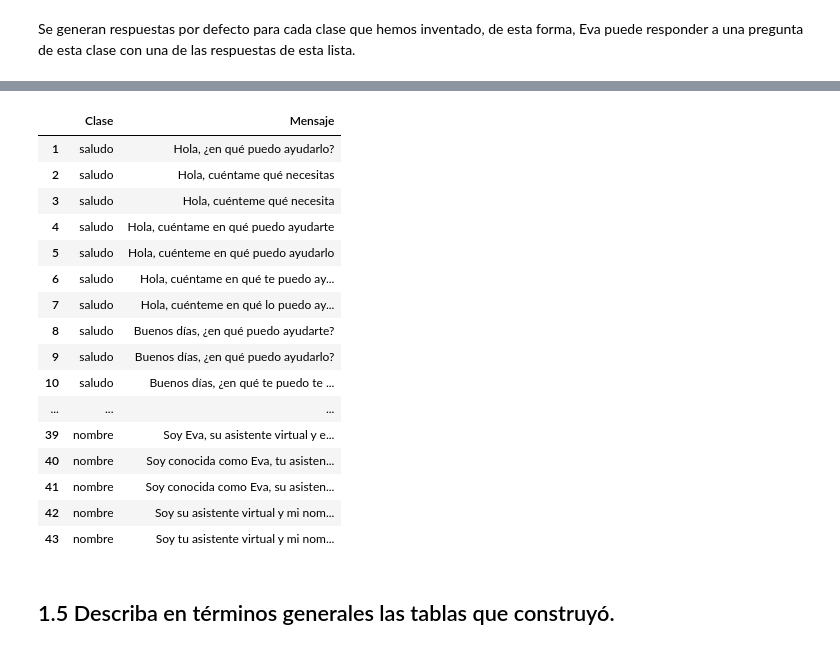
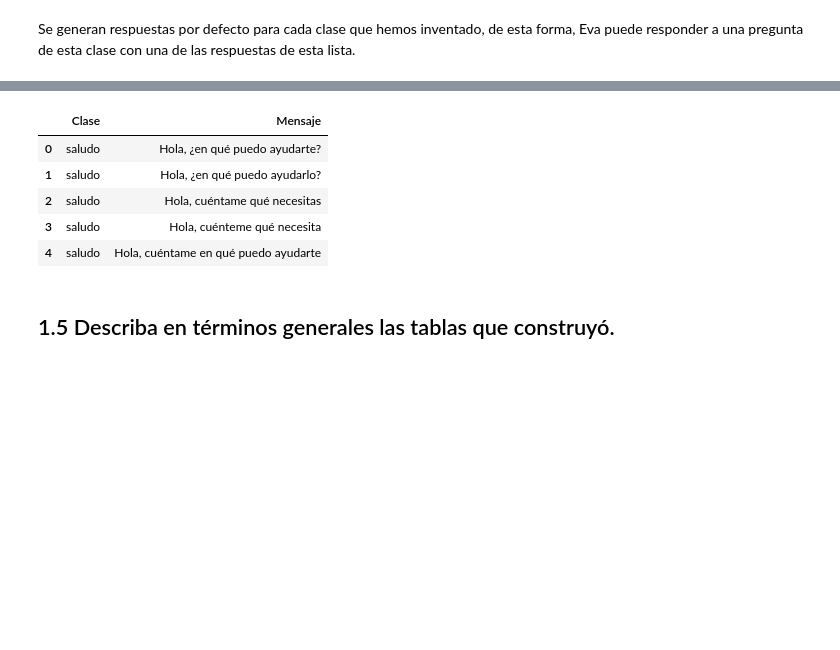
Before and after one commit to alvaro-neira/nlp-homework2, a Jupyter notebook: main.ipynb, the cells around one changed output, grey strips where cells are left out. Saved outputs shown, nothing was run; the diff lists cells and outputs as text; code cells hidden in the pictures; blank space fills up the shorter version.

```diff
--- a/main.ipynb
+++ b/main.ipynb
@@ -131,24 +134,13 @@ Saving to: ‘/content/respuestasDefecto.csv’
 # %%
 answers = pd.read_csv('/content/respuestasDefecto.csv', sep=';')
-answers.tail(43)
+answers.head()
 # %% [output]
 |  | Clase | Mensaje |
+| 0 | saludo | Hola, ¿en qué puedo ayudarte? |
 | 1 | saludo | Hola, ¿en qué puedo ayudarlo? |
 | 2 | saludo | Hola, cuéntame qué necesitas |
 | 3 | saludo | Hola, cuénteme qué necesita |
 | 4 | saludo | Hola, cuéntame en qué puedo ayudarte |
-| 5 | saludo | Hola, cuénteme en qué puedo ayudarlo |
-| 6 | saludo | Hola, cuéntame en qué te puedo ay... |
-| 7 | saludo | Hola, cuénteme en qué lo puedo ay... |
-| 8 | saludo | Buenos días, ¿en qué puedo ayudarte? |
-| 9 | saludo | Buenos días, ¿en qué puedo ayudarlo? |
-| 10 | saludo | Buenos días, ¿en qué te puedo te ... |
-| ... | ... | ... |
-| 39 | nombre | Soy Eva, su asistente virtual y e... |
-| 40 | nombre | Soy conocida como Eva, tu asisten... |
-| 41 | nombre | Soy conocida como Eva, su asisten... |
-| 42 | nombre | Soy su asistente virtual y mi nom... |
-| 43 | nombre | Soy tu asistente virtual y mi nom... |
 # %% [markdown]
 ## 1.5 Describa en términos generales las tablas que construyó.
 # %% [markdown]
```
Also changed, not shown: parts of 14 cells of this notebook, 1 other file.
